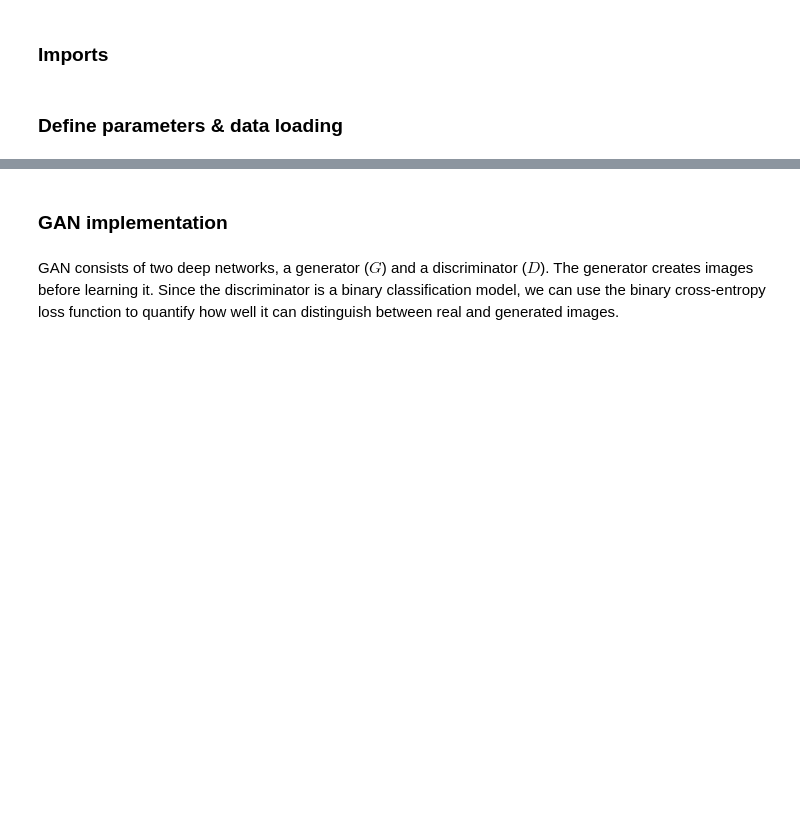
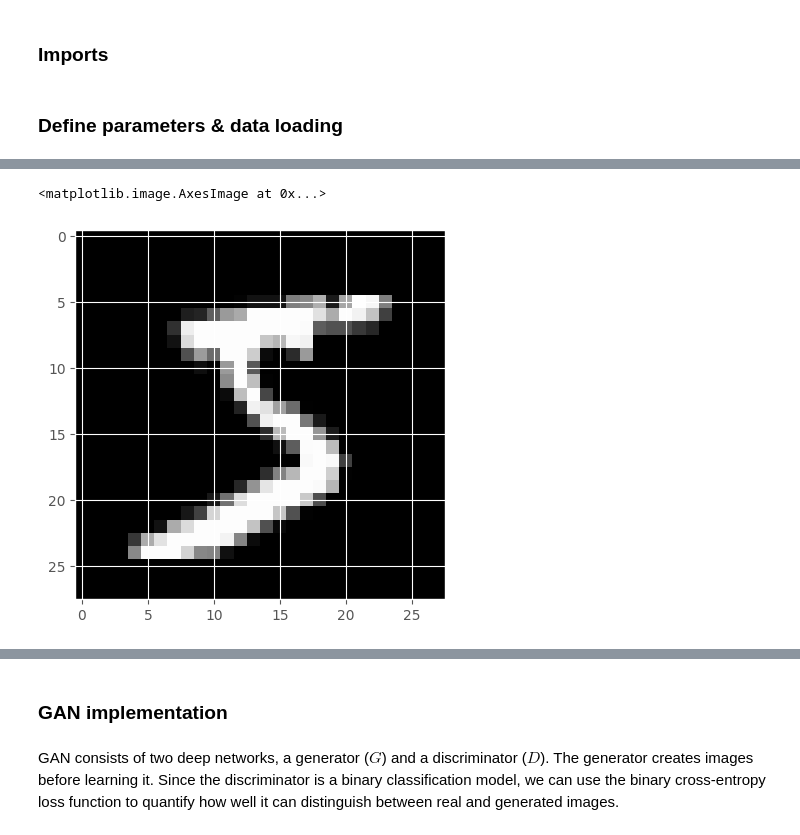
Before and after one commit to djzhendogg/Generative-Models-2025-ITMO, a Jupyter notebook: Assignment 2/2_gan_dcgan.ipynb, the cells around one changed output, grey strips where cells are left out. Drawn from its saved outputs; the diff is of its cells as text; code cells hidden in the pictures; blank space fills up the shorter version.

```diff
--- a/Assignment 2/2_gan_dcgan.ipynb
+++ b/Assignment 2/2_gan_dcgan.ipynb
@@ -102,0 +113,5 @@ def denorm(x):
+# %%
+plt.imshow(img[0], cmap='gray')
+# %% [output]
+<matplotlib.image.AxesImage at 0x...>
+[figure, added]
```
Also changed, not shown: parts of 14 cells of this notebook.
